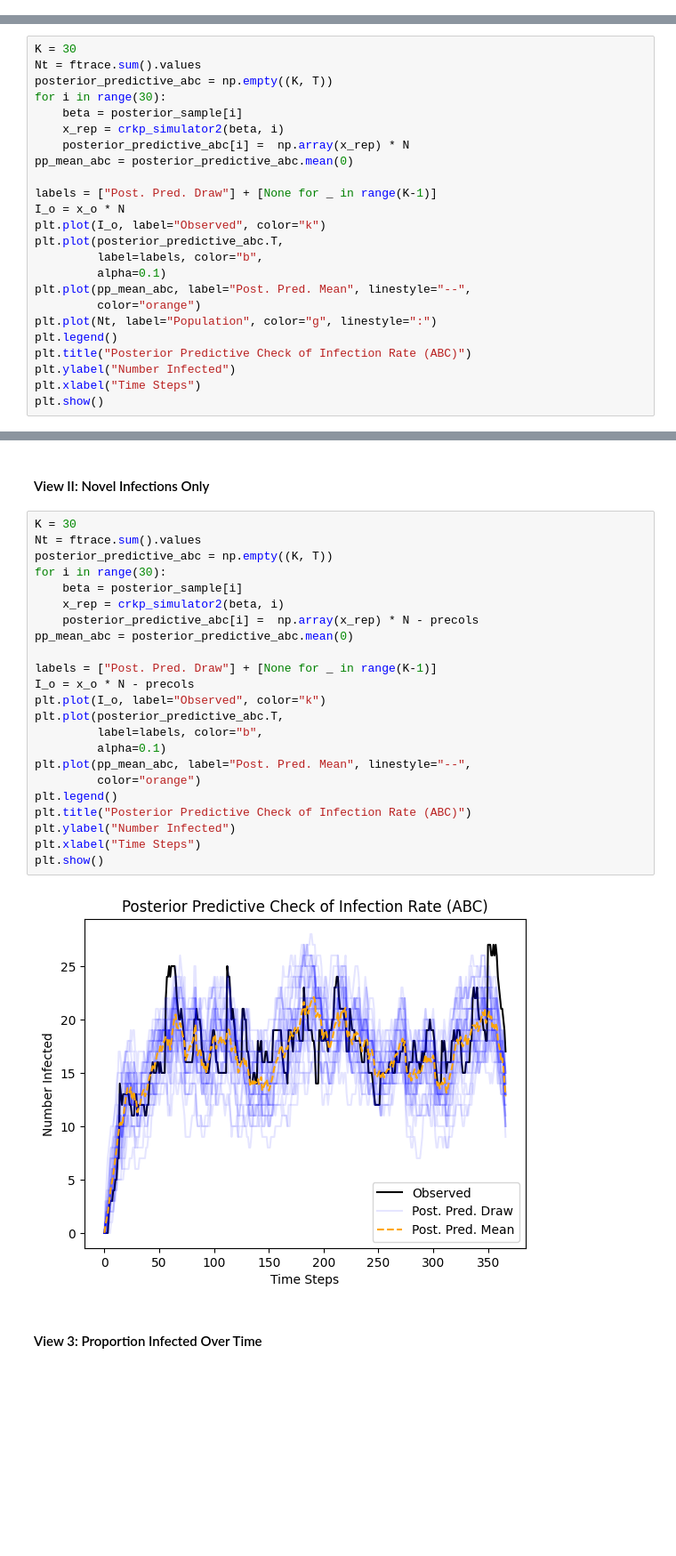
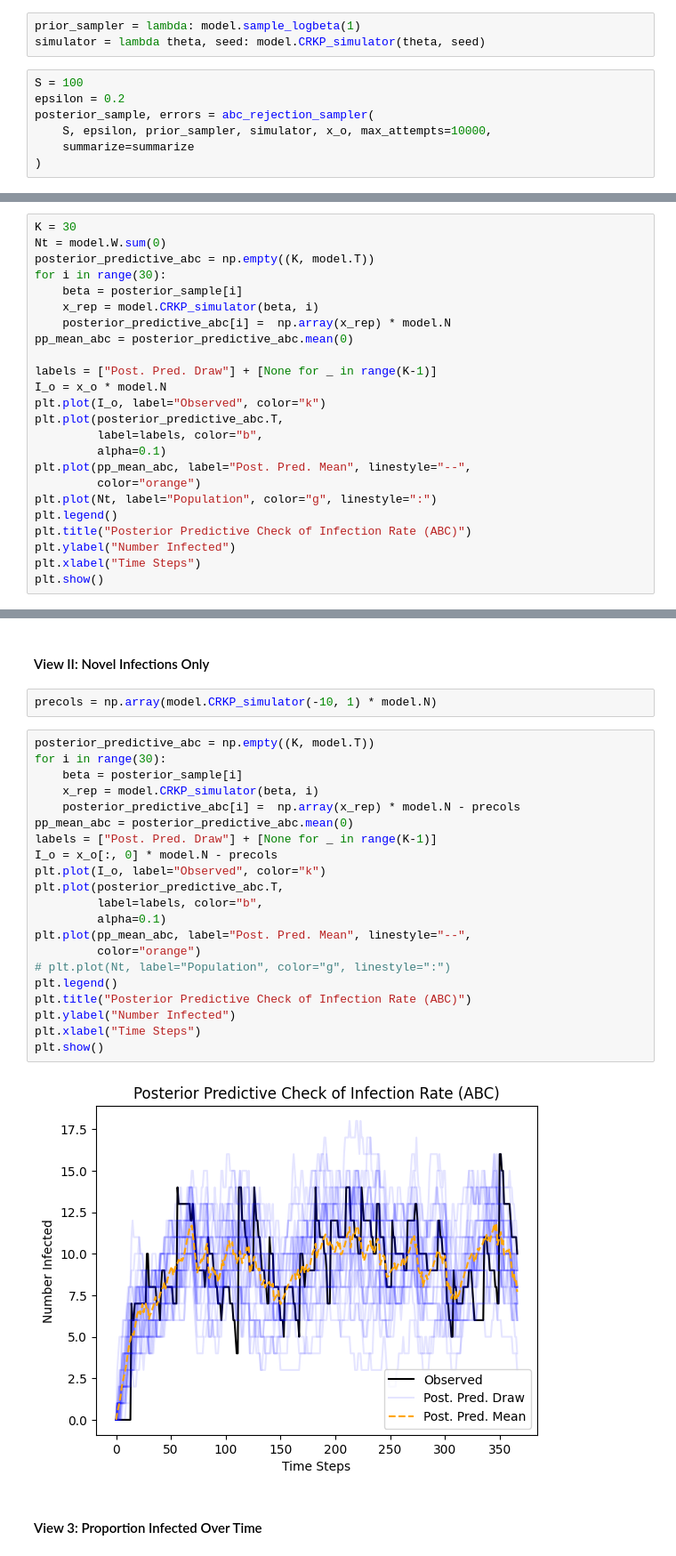
Before and after one commit to epibayes/np-epid, a Jupyter notebook: notebooks/crkp_simulator_test.ipynb, the cells around one changed output, grey strips where cells are left out. Shown: that part at 89% size. Saved outputs shown, nothing was run; the diff lists cells and outputs as text; blank space fills up the shorter version.

```diff
--- a/notebooks/crkp_simulator_test.ipynb
+++ b/notebooks/crkp_simulator_test.ipynb
@@ -319,0 +23,10 @@ plt.show()
+# %%
+prior_sampler = lambda: model.sample_logbeta(1)
+simulator = lambda theta, seed: model.CRKP_simulator(theta, seed)
+# %%
+S = 100
+epsilon = 0.2
+posterior_sample, errors = abc_rejection_sampler(
+    S, epsilon, prior_sampler, simulator, x_o, max_attempts=10000,
+    summarize=summarize
+)
@@ -322,15 +45,15 @@ plt.show()
 # %%
 K = 30
-Nt = ftrace.sum().values
-posterior_predictive_abc = np.empty((K, T))
+Nt = model.W.sum(0)
+posterior_predictive_abc = np.empty((K, model.T))
 for i in range(30):
     beta = posterior_sample[i]
-    x_rep = crkp_simulator2(beta, i)
-    posterior_predictive_abc[i] =  np.array(x_rep) * N
+    x_rep = model.CRKP_simulator(beta, i)
+    posterior_predictive_abc[i] =  np.array(x_rep) * model.N
 pp_mean_abc = posterior_predictive_abc.mean(0)
 
 labels = ["Post. Pred. Draw"] + [None for _ in range(K-1)]
-I_o = x_o * N
+I_o = x_o * model.N
 plt.plot(I_o, label="Observed", color="k")
 plt.plot(posterior_predictive_abc.T,
          label=labels, color="b",
@@ -348,30 +71,30 @@ plt.show()
 # %% [markdown]
 #### View II: Novel Infections Only
+# %%
+precols = np.array(model.CRKP_simulator(-10, 1) * model.N)
 # %%
-K = 30
-Nt = ftrace.sum().values
-posterior_predictive_abc = np.empty((K, T))
+posterior_predictive_abc = np.empty((K, model.T))
 for i in range(30):
     beta = posterior_sample[i]
-    x_rep = crkp_simulator2(beta, i)
-    posterior_predictive_abc[i] =  np.array(x_rep) * N - precols
+    x_rep = model.CRKP_simulator(beta, i)
+    posterior_predictive_abc[i] =  np.array(x_rep) * model.N - precols
 pp_mean_abc = posterior_predictive_abc.mean(0)
-
 labels = ["Post. Pred. Draw"] + [None for _ in range(K-1)]
-I_o = x_o * N - precols
+I_o = x_o[:, 0] * model.N - precols
 plt.plot(I_o, label="Observed", color="k")
 plt.plot(posterior_predictive_abc.T,
          label=labels, color="b",
          alpha=0.1)
 plt.plot(pp_mean_abc, label="Post. Pred. Mean", linestyle="--",
          color="orange")
+# plt.plot(Nt, label="Population", color="g", linestyle=":")
 plt.legend()
 plt.title("Posterior Predictive Check of Infection Rate (ABC)")
 plt.ylabel("Number Infected")
 plt.xlabel("Time Steps")
 plt.show()
 # %% [output]
-[figure, old version]
+[figure, new version]
 # %% [markdown]
 #### View 3: Proportion Infected Over Time
 # %%
```
Also changed, not shown: parts of 44 cells of this notebook, 6 other files.
